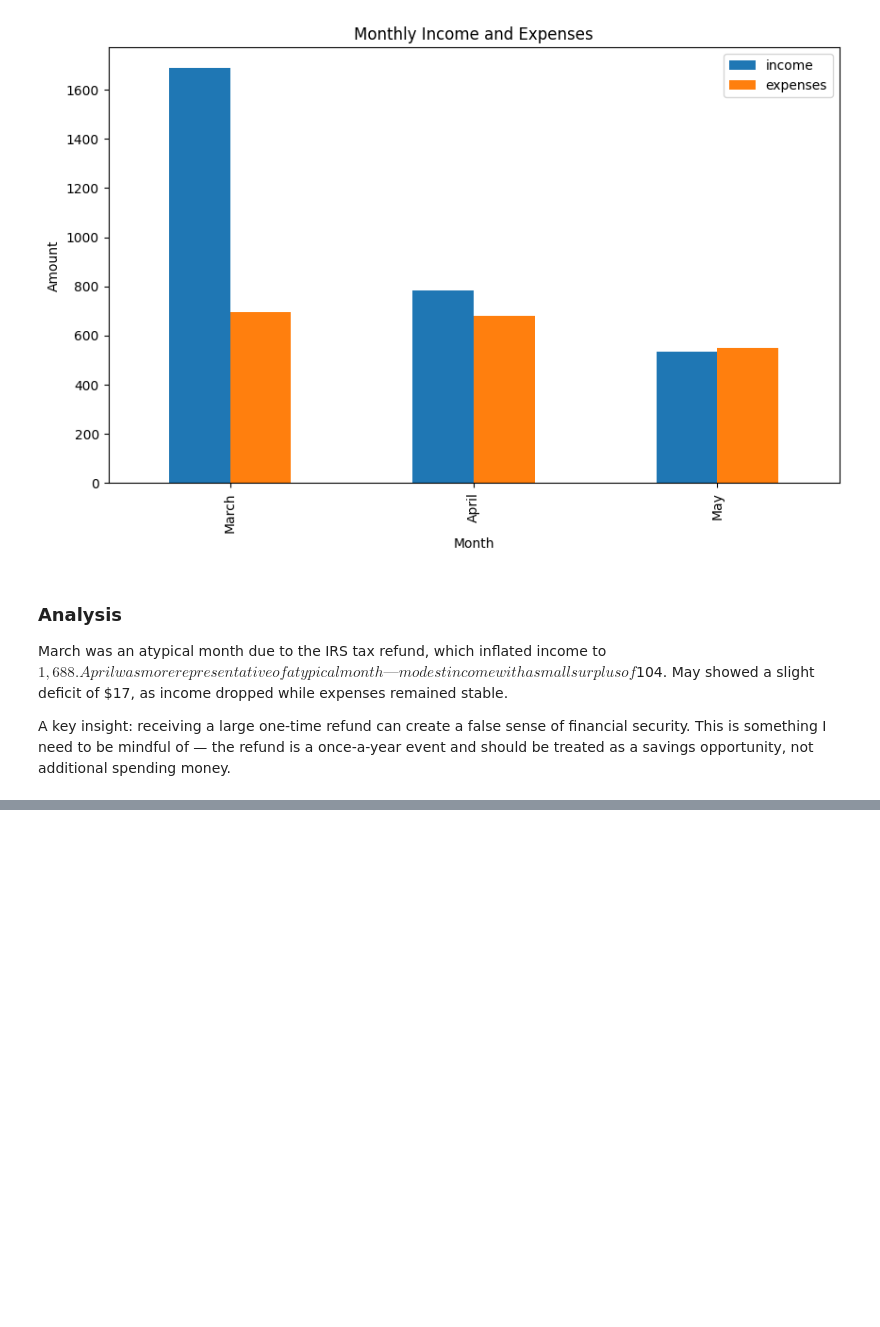
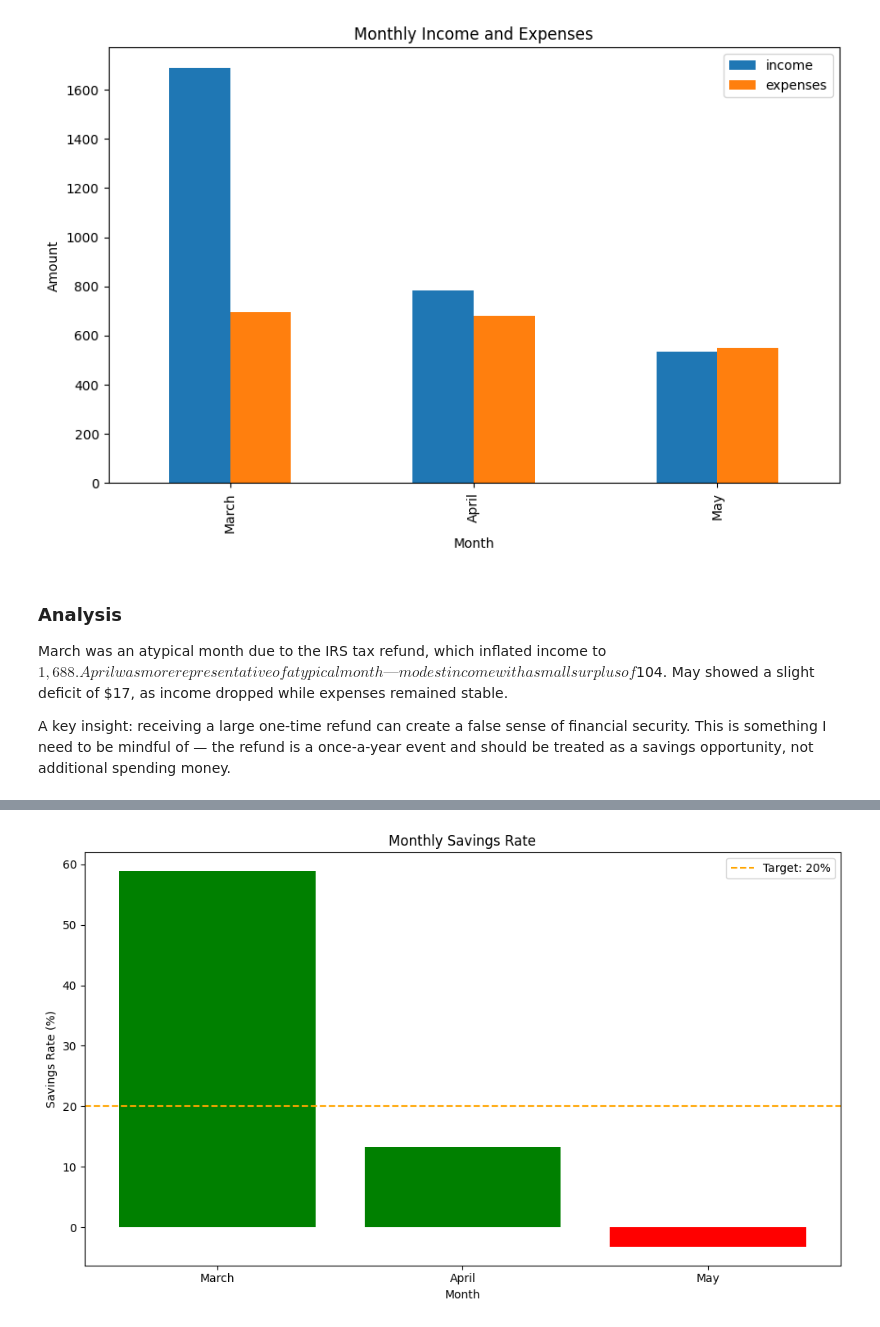
Before and after one commit to anitaroese/finance-tracker, a Jupyter notebook: data-analysis.ipynb, the cells around one changed output, grey strips where cells are left out. Saved outputs shown, nothing was run; the diff lists cells and outputs as text; code cells hidden in the pictures; blank space fills up the shorter version.

Commit message:
feat: complete Section 3 - monthly savings rate

```diff
--- a/data-analysis.ipynb
+++ b/data-analysis.ipynb
@@ -125,0 +130,14 @@ A key insight: receiving a large one-time refund can create a false sense of fin
+# %%
+monthly_df['savings_rate'] = (monthly_df['balance'] / monthly_df['income']) * 100
+
+plt.figure(figsize=(10, 6))
+plt.bar(['March', 'April', 'May'], monthly_df['savings_rate'], color=['green' if x > 0 else 'red' for x in monthly_df['savings_rate']])
+plt.axhline(y=20, color='orange', linestyle='--', label='Target: 20%')
+plt.xlabel('Month')
+plt.ylabel('Savings Rate (%)')
+plt.title('Monthly Savings Rate')
+plt.legend()
+plt.tight_layout()
+plt.show()
+# %% [output]
+[figure, added]
```
Also changed, not shown: parts of 2 cells of this notebook.
